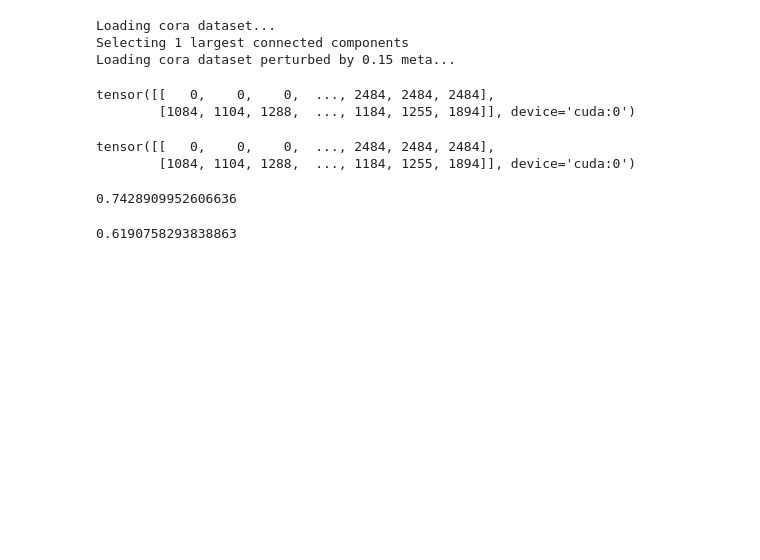
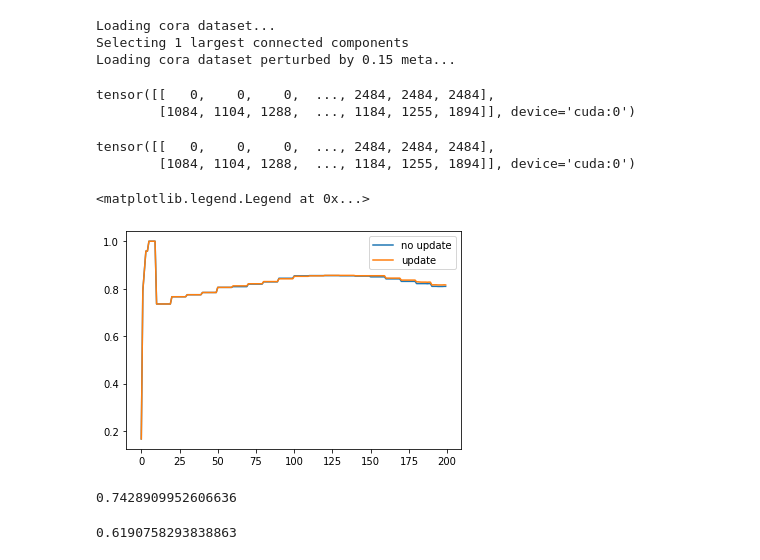
Before and after one commit to wcks13589/Graph-Adversarial-Learning, a Jupyter notebook: test.ipynb, the cells around one changed output. Cells and saved outputs as stored; diff of their text form; code cells hidden in the pictures; blank space fills up the shorter version.

```diff
--- a/test.ipynb
+++ b/test.ipynb
@@ -45,6 +45,16 @@ for src, dst in tqdm(clean_edge_index.T):
     mask += mask1 + mask2
 # %%
 torch.save(mask, './image/cora_real_mask')
+# %%
+train_acc = torch.load('./image/train_acc_mask')
+train_acc_update = torch.load('./image/train_acc_mask_update')
+# %%
+sns.lineplot(data=train_acc, label='no update')
+sns.lineplot(data=train_acc_update, label='update')
+plt.legend()
+# %% [output]
+<matplotlib.legend.Legend at 0x...>
+[figure, added]
 # %%
 model_clean = GCN(nfeat=features.shape[1], nhid=16, nclass=labels.max().item()+1, dropout=0.5, lr=0.01, weight_decay=5e-4, device=device).to(device)
 model_pertub = GCN(nfeat=features.shape[1], nhid=16, nclass=labels.max().item()+1, dropout=0.5, lr=0.01, weight_decay=5e-4, device=device).to(device)
```
Also changed, not shown: parts of 20 cells of this notebook, 54 other files.
